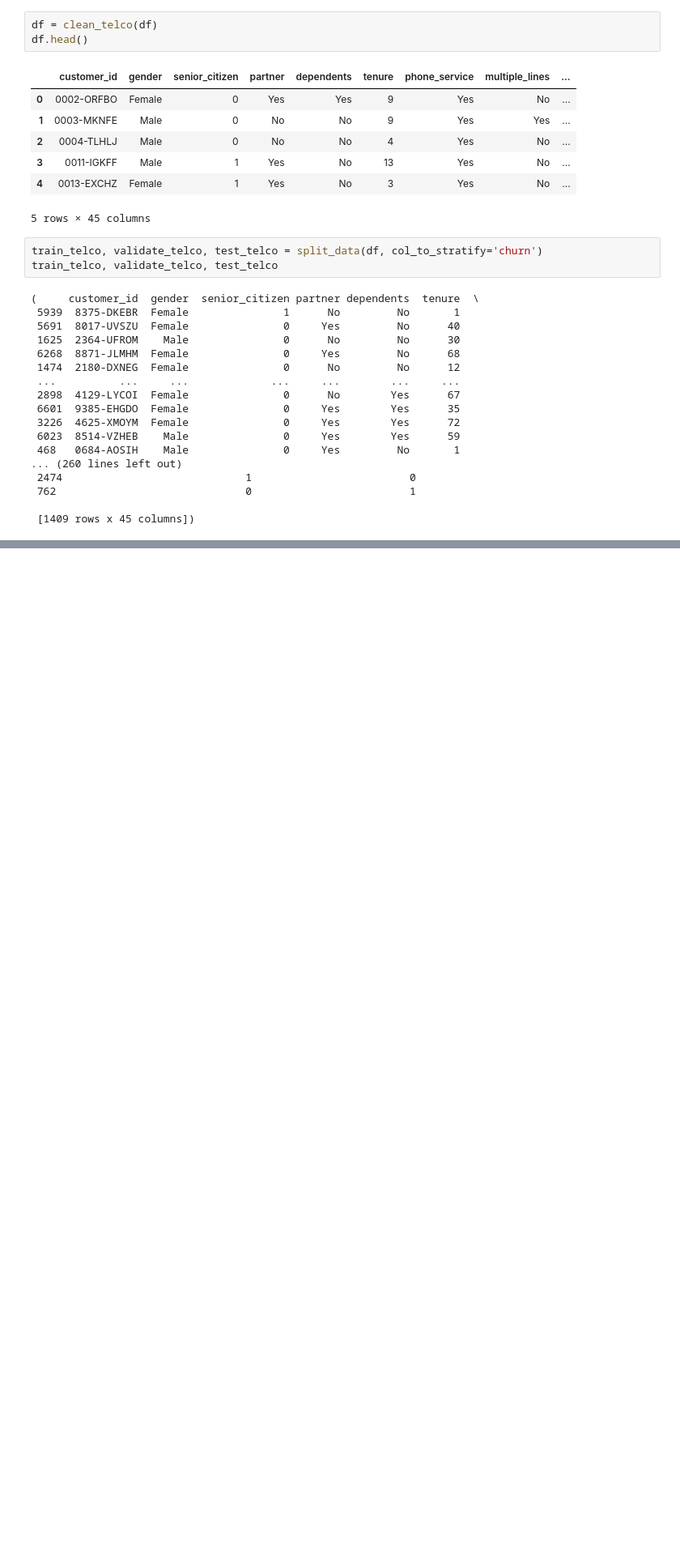
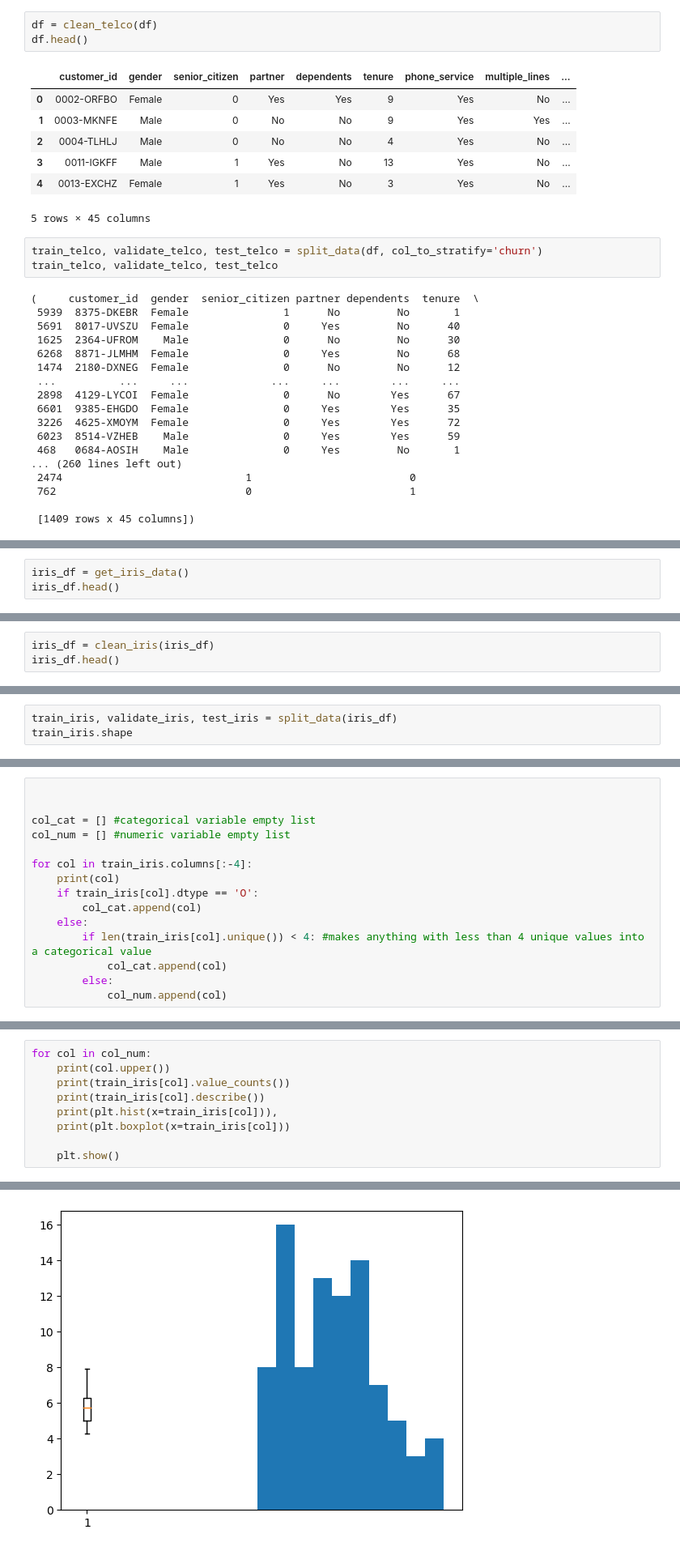
Before and after one commit to DerekBixby/classification_exercises, a Jupyter notebook: classification_exercises.ipynb, the cells around one changed output, grey strips where cells are left out. Shown at 81% size. Saved outputs shown, nothing was run; the diff lists cells and outputs as text; blank space fills up the shorter version.

```diff
--- a/classification_exercises.ipynb
+++ b/classification_exercises.ipynb
@@ -919,0 +904,3 @@ e. Which combination of recipe, rack position, and temperature gives the best re
+# %%
+iris_df = get_iris_data()
+iris_df.head()
@@ -919,0 +914,3 @@ e. Which combination of recipe, rack position, and temperature gives the best re
+# %%
+iris_df = clean_iris(iris_df)
+iris_df.head()
@@ -919,0 +928,3 @@ e. Which combination of recipe, rack position, and temperature gives the best re
+# %%
+train_iris, validate_iris, test_iris = split_data(iris_df)
+train_iris.shape
@@ -919,0 +937,15 @@ e. Which combination of recipe, rack position, and temperature gives the best re
+# %%
+
+
+col_cat = [] #categorical variable empty list
+col_num = [] #numeric variable empty list
+
+for col in train_iris.columns[:-4]:
+    print(col)
+    if train_iris[col].dtype == 'O':
+        col_cat.append(col)
+    else:
+        if len(train_iris[col].unique()) < 4: #makes anything with less than 4 unique values into a categorical value
+            col_cat.append(col)
+        else:
+            col_num.append(col)
@@ -919,0 +961,10 @@ e. Which combination of recipe, rack position, and temperature gives the best re
+# %%
+for col in col_num:
+    print(col.upper())
+    print(train_iris[col].value_counts())
+    print(train_iris[col].describe())
+    print(plt.hist(x=train_iris[col])),
+    print(plt.boxplot(x=train_iris[col]))
+
+    plt.show()
+# %% [output]
@@ -919,0 +988 @@ e. Which combination of recipe, rack position, and temperature gives the best re
+[figure, added]
```
Also changed, not shown: parts of 98 cells of this notebook.
